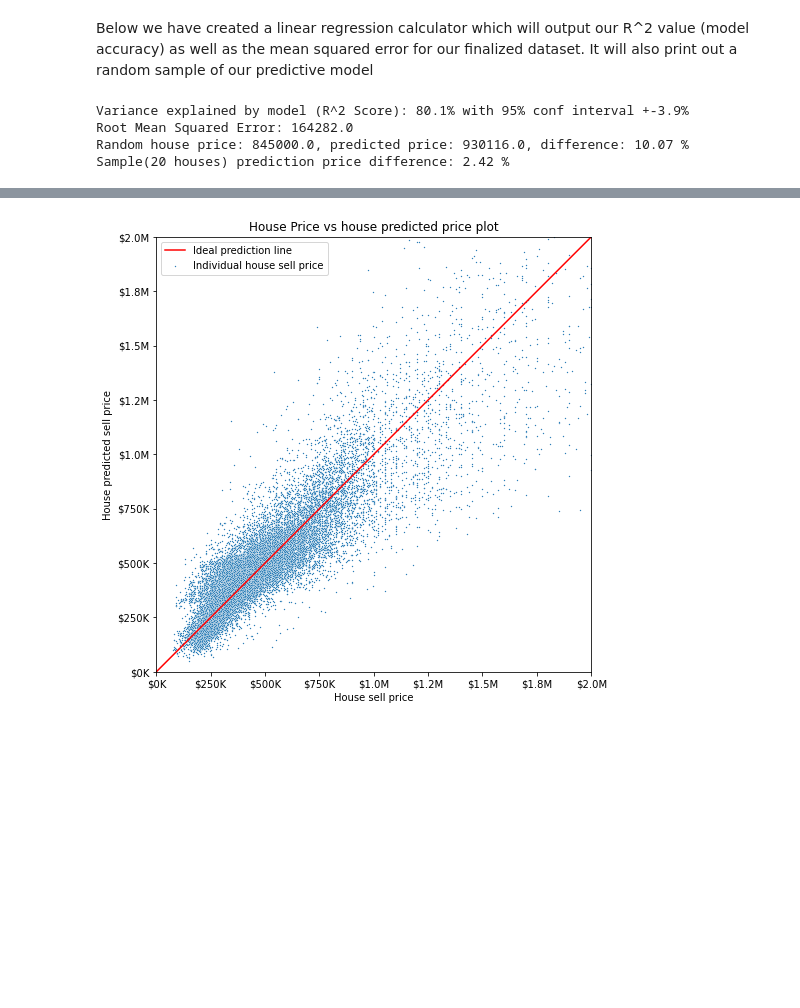
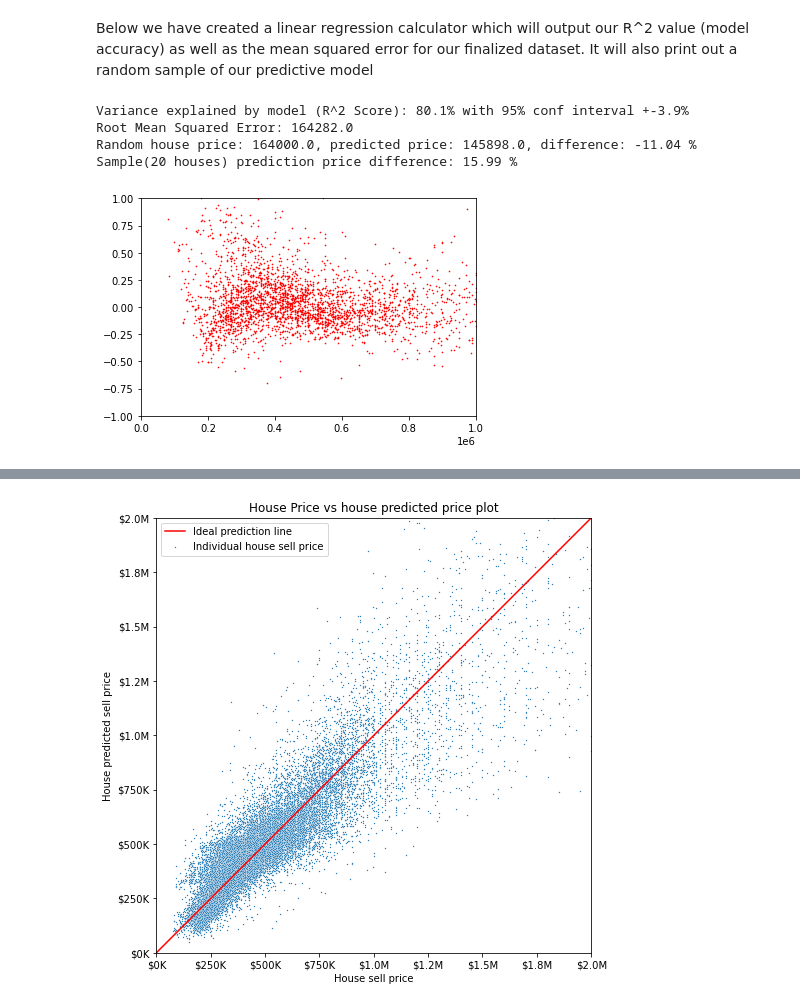
Before and after one commit to hannah-schurman/dsc-phase2-project, a Jupyter notebook: housing_sales_modeling.ipynb, the cells around one changed output, grey strips where cells are left out. Saved outputs shown, nothing was run; the diff lists cells and outputs as text; code cells hidden in the pictures; blank space fills up the shorter version.

Commit message:
error scatterplot added

```diff
--- a/housing_sales_modeling.ipynb
+++ b/housing_sales_modeling.ipynb
@@ -1116,7 +1116,7 @@ Below we have created a linear regression calculator which will output our R^2 v
 # function for modeling linear regression
 
 
-def linear_reg_calculator(Data, n = 1, explore = False, sample_df = []):
+def linear_reg_calculator(Data, n = 1, explore = False, sample_df = [], graph = False, graph_size = 200):
     #model preparation
     Data = Data.reset_index().drop("index", axis = 1)
     poly = PolynomialFeatures(n)
@@ -1158,6 +1158,26 @@ def linear_reg_calculator(Data, n = 1, explore = False, sample_df = []):
 
         return prices_sample, mean_sample, median_sample, std_sample
 
+    #Graph
+    if graph == True:
+        sample_graph_index = Data.sample(n = graph_size).index
+        sample_graph_data = Data.iloc[sample_graph_index]
+        sample_graph_data = sample_graph_data.reset_index().drop("index", axis = 1)
+        y_sample_graph = sample_graph_data.price
+        X_sample_graph = sample_graph_data.drop("price",axis=1)
+        model_graph = reg_poly["estimator"][0]
+        if n > 1:
+            X_new = X_sample_graph.drop(df_cities_columns, axis = 1)    # Drop geo categorical data
+            X_poly= poly.fit_transform(X_new)                                        # Poly transformation on numerical data
+            X_sample_graph = pd.concat([pd.DataFrame(X_poly), X_sample_graph[df_cities_columns]], axis = 1) # Making new dataframe
+        Y_hat_sample_graph = model_graph.predict(X_sample_graph)
+        x_axis = y_sample_graph # actual price
+        y_axis = ((Y_hat_sample_graph-y_sample_graph)/y_sample_graph) # % error
+        plt.scatter(x_axis, y_axis, s=.4, alpha=1, color = "r")
+        plt.xlim(0,1000000)
+        plt.ylim(-1, 1)
+
+
 
 
     # Random house experiment
@@ -1185,9 +1205,10 @@ def linear_reg_calculator(Data, n = 1, explore = False, sample_df = []):
 #Work example
 #(MSE, mean_ac, y_hat_regr, y_reg) = linear_reg_calculator(df_cities, 2, [])
 # %%
-(MSE, mean_ac, y_hat_regr, y_reg) = linear_reg_calculator(df_cities, 2)
+(MSE, mean_ac, y_hat_regr, y_reg) = linear_reg_calculator(df_cities, 2, graph = True, graph_size = 3000)
 # %% [output]
 Variance explained by model (R^2 Score): 80.1% with 95% conf interval +-3.9%
 Root Mean Squared Error: 164282.0
-Random house price: 845000.0, predicted price: 930116.0, difference: 10.07 %
-Sample(20 houses) prediction price difference: 2.42 %
+Random house price: 164000.0, predicted price: 145898.0, difference: -11.04 %
+Sample(20 houses) prediction price difference: 15.99 %
+[figure, added]
```
Also changed, not shown: parts of 2 cells of this notebook.
